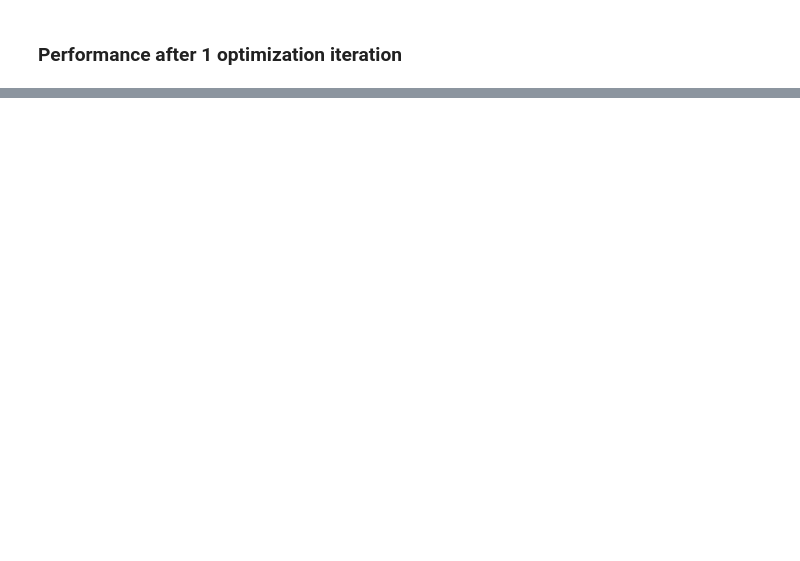
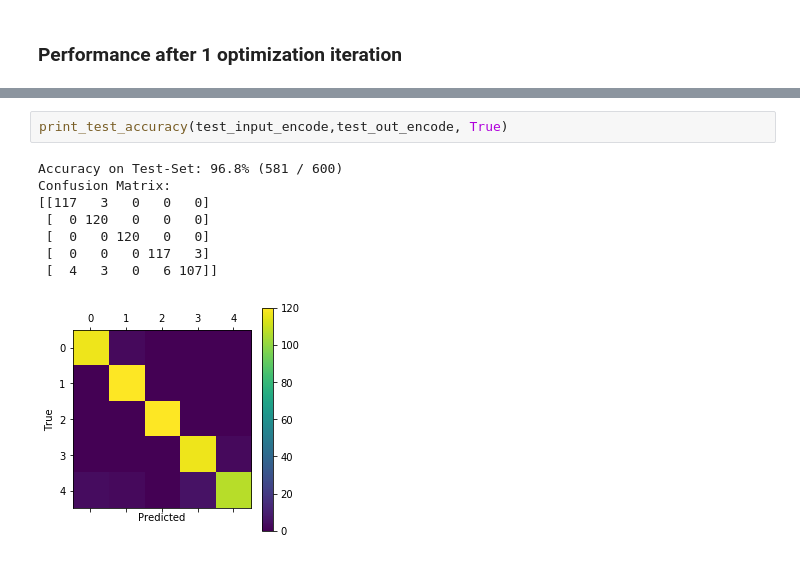
Before and after one commit to kiat/debs2019, a Jupyter notebook: src/notebooks/2_D_CNN.ipynb, the cells around one changed output, grey strips where cells are left out. Drawn from its saved outputs; the diff is of its cells as text; blank space fills up the shorter version.

```diff
--- a/src/notebooks/2_D_CNN.ipynb
+++ b/src/notebooks/2_D_CNN.ipynb
@@ -1154,0 +1237,11 @@ Time usage: 0:00:15.973133
+# %%
+print_test_accuracy(test_input_encode,test_out_encode, True)
+# %% [output]
+Accuracy on Test-Set: 96.8% (581 / 600)
+Confusion Matrix:
+[[117   3   0   0   0]
+ [  0 120   0   0   0]
+ [  0   0 120   0   0]
+ [  0   0   0 117   3]
+ [  4   3   0   6 107]]
+[figure, added]
```
Also changed, not shown: parts of 22 cells of this notebook.
